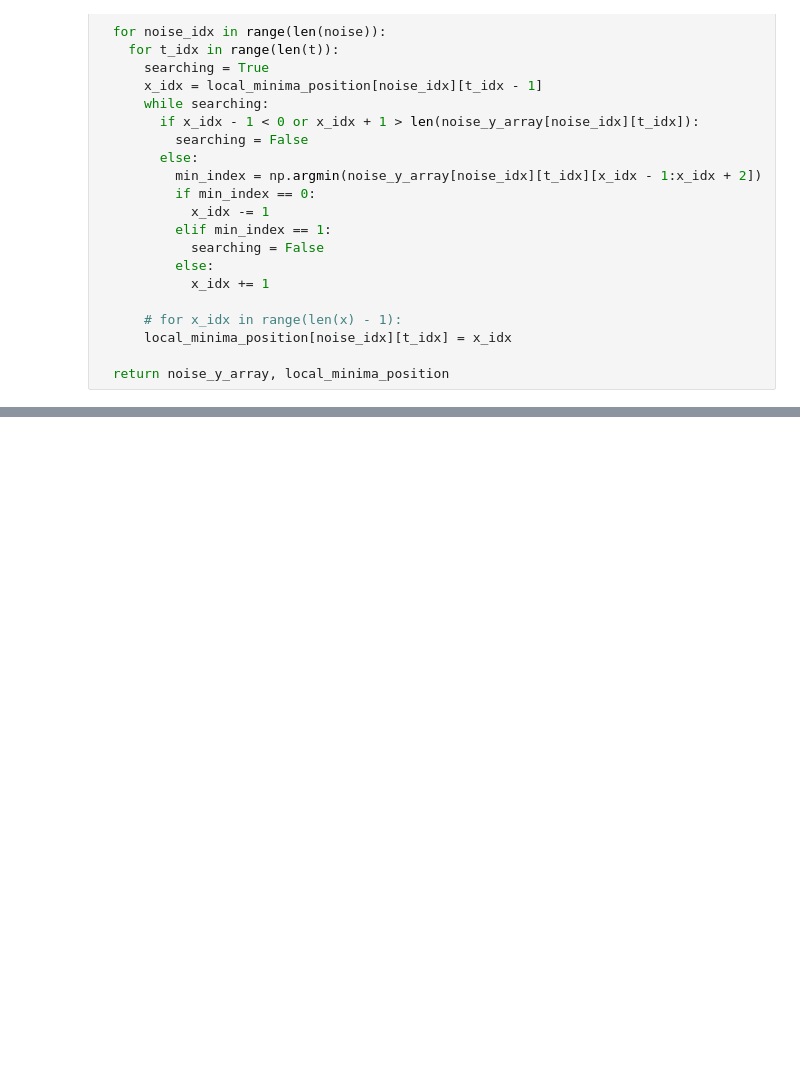
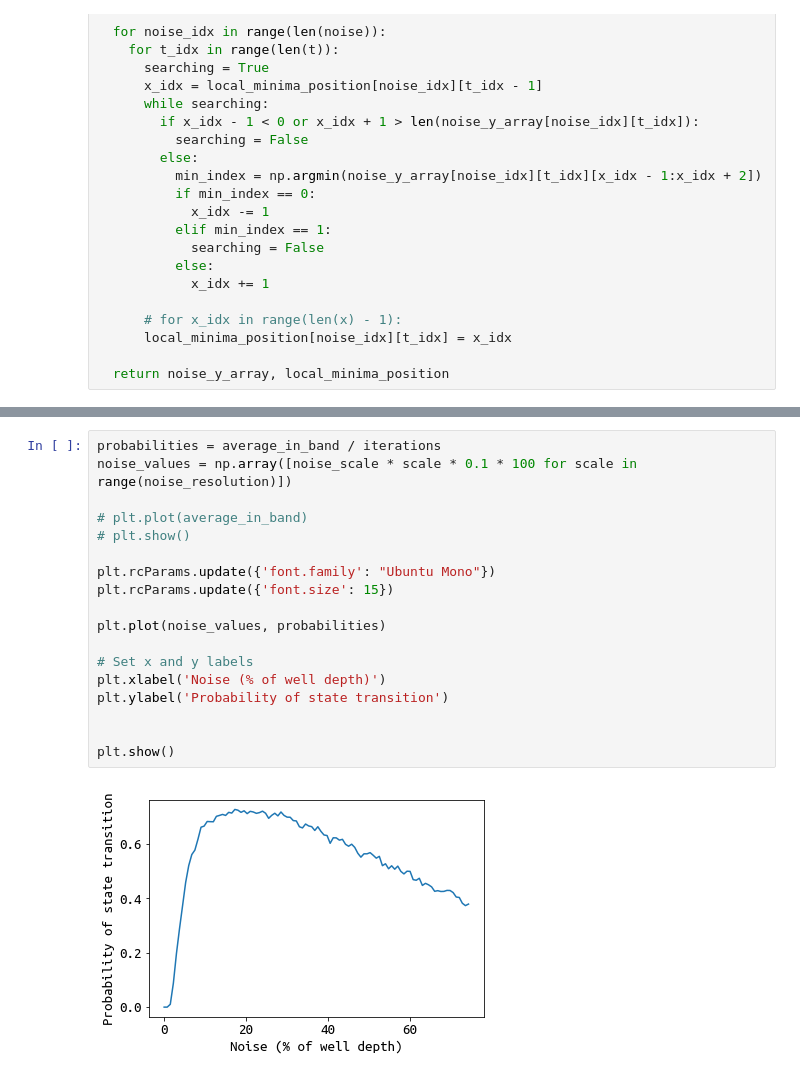
Before and after one commit to lirwin3007/Stochastic-Resonance, a Jupyter notebook: ice-ages.ipynb, the cells around one changed output, grey strips where cells are left out. Drawn from its saved outputs; the diff is of its cells as text; blank space fills up the shorter version.

```diff
--- a/ice-ages.ipynb
+++ b/ice-ages.ipynb
@@ -101,0 +160,20 @@ plt.show()
+# %%
+probabilities = average_in_band / iterations
+noise_values = np.array([noise_scale * scale * 0.1 * 100 for scale in range(noise_resolution)])
+
+# plt.plot(average_in_band)
+# plt.show()
+
+plt.rcParams.update({'font.family': "Ubuntu Mono"})
+plt.rcParams.update({'font.size': 15})
+
+plt.plot(noise_values, probabilities)
+
+# Set x and y labels
+plt.xlabel('Noise (% of well depth)')
+plt.ylabel('Probability of state transition')
+
+
+plt.show()
+# %% [output]
+[figure, added]
```
Also changed, not shown: parts of 6 cells of this notebook, 1 other file.
